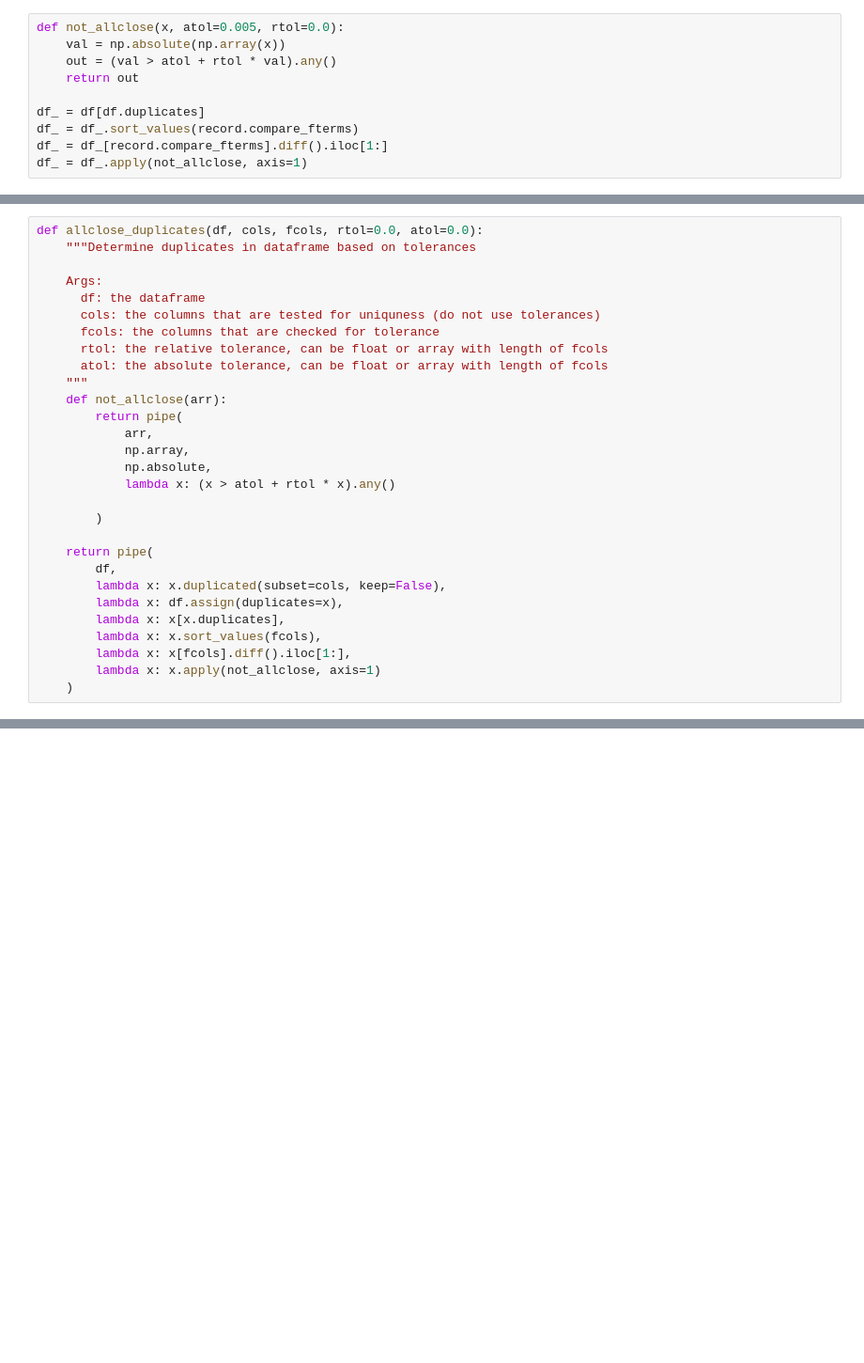
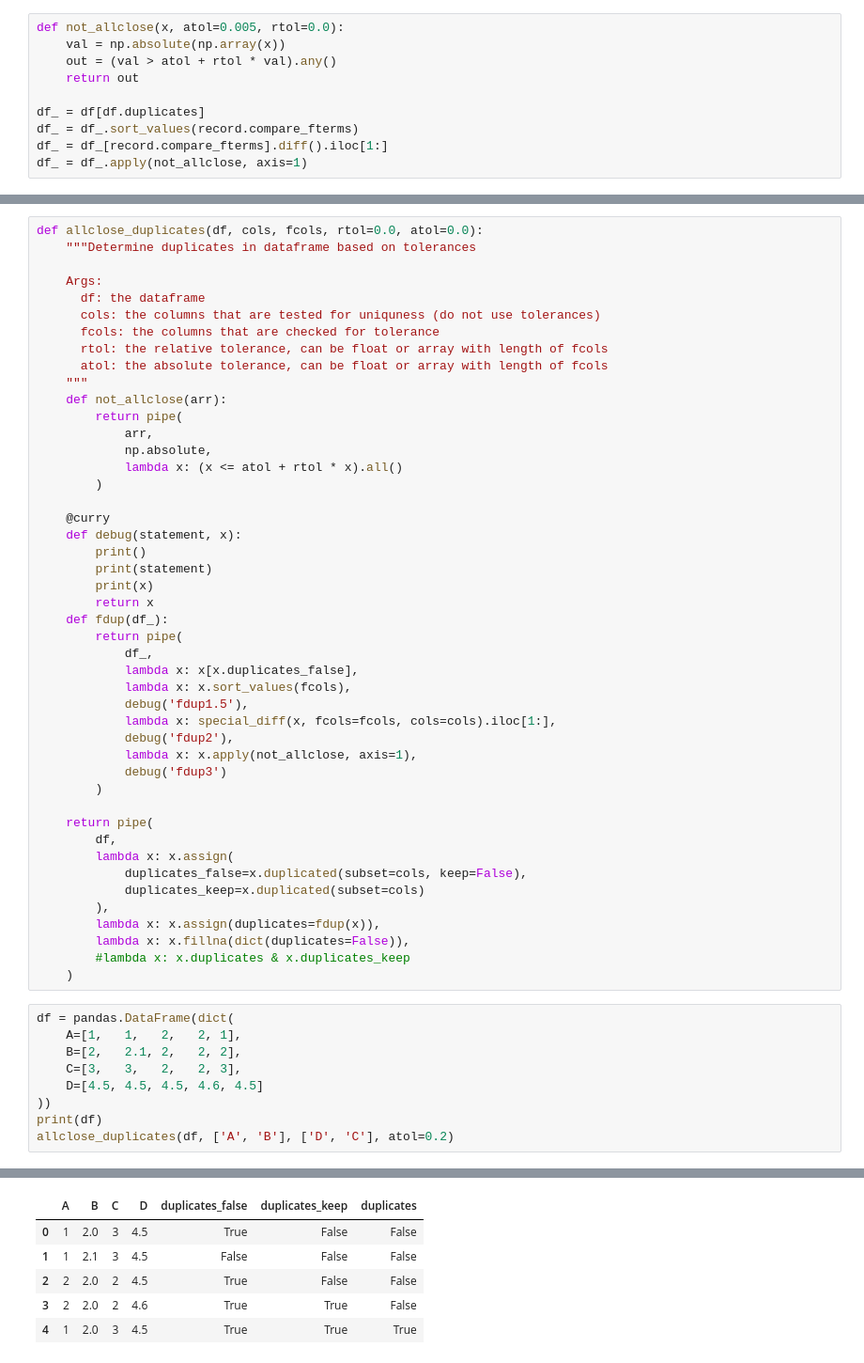
Before and after one commit to faical-yannick-congo/similarity, a Jupyter notebook: Record_testing/sandbox-duplication.ipynb, the cells around one changed output, grey strips where cells are left out. Shown at 94% size. Drawn from its saved outputs; the diff is of its cells as text; blank space fills up the shorter version.

```diff
--- a/Record_testing/sandbox-duplication.ipynb
+++ b/Record_testing/sandbox-duplication.ipynb
@@ -244,18 +276,45 @@ def allclose_duplicates(df, cols, fcols, rtol=0.0, atol=0.0):
     def not_allclose(arr):
         return pipe(
             arr,
-            np.array,
             np.absolute,
-            lambda x: (x > atol + rtol * x).any()
+            lambda x: (x <= atol + rtol * x).all()
+        )
 
+    @curry
+    def debug(statement, x):
+        print()
+        print(statement)
+        print(x)
+        return x
+    def fdup(df_):
+        return pipe(
+            df_,
+            lambda x: x[x.duplicates_false],
+            lambda x: x.sort_values(fcols),
+            debug('fdup1.5'),
+            lambda x: special_diff(x, fcols=fcols, cols=cols).iloc[1:],
+            debug('fdup2'),
+            lambda x: x.apply(not_allclose, axis=1),
+            debug('fdup3')
         )
 
     return pipe(
         df,
-        lambda x: x.duplicated(subset=cols, keep=False),
-        lambda x: df.assign(duplicates=x),
-        lambda x: x[x.duplicates],
-        lambda x: x.sort_values(fcols),
-        lambda x: x[fcols].diff().iloc[1:],
-        lambda x: x.apply(not_allclose, axis=1)
+        lambda x: x.assign(
+            duplicates_false=x.duplicated(subset=cols, keep=False),
+            duplicates_keep=x.duplicated(subset=cols)
+        ),
+        lambda x: x.assign(duplicates=fdup(x)),
+        lambda x: x.fillna(dict(duplicates=False)),
+        #lambda x: x.duplicates & x.duplicates_keep
     )
+# %%
+df = pandas.DataFrame(dict(
+    A=[1,   1,   2,   2, 1],
+    B=[2,   2.1, 2,   2, 2],
+    C=[3,   3,   2,   2, 3],
+    D=[4.5, 4.5, 4.5, 4.6, 4.5]
+))
+print(df)
+allclose_duplicates(df, ['A', 'B'], ['D', 'C'], atol=0.2)
+# %% [output]
@@ -261,0 +338,6 @@ def allclose_duplicates(df, cols, fcols, rtol=0.0, atol=0.0):
+|  | A | B | C | D | duplicates_false | duplicates_keep | duplicates |
+| 0 | 1 | 2.0 | 3 | 4.5 | True | False | False |
+| 1 | 1 | 2.1 | 3 | 4.5 | False | False | False |
+| 2 | 2 | 2.0 | 2 | 4.5 | True | False | False |
+| 3 | 2 | 2.0 | 2 | 4.6 | True | True | False |
+| 4 | 1 | 2.0 | 3 | 4.5 | True | True | True |
```
Also changed, not shown: parts of 9 cells of this notebook.
